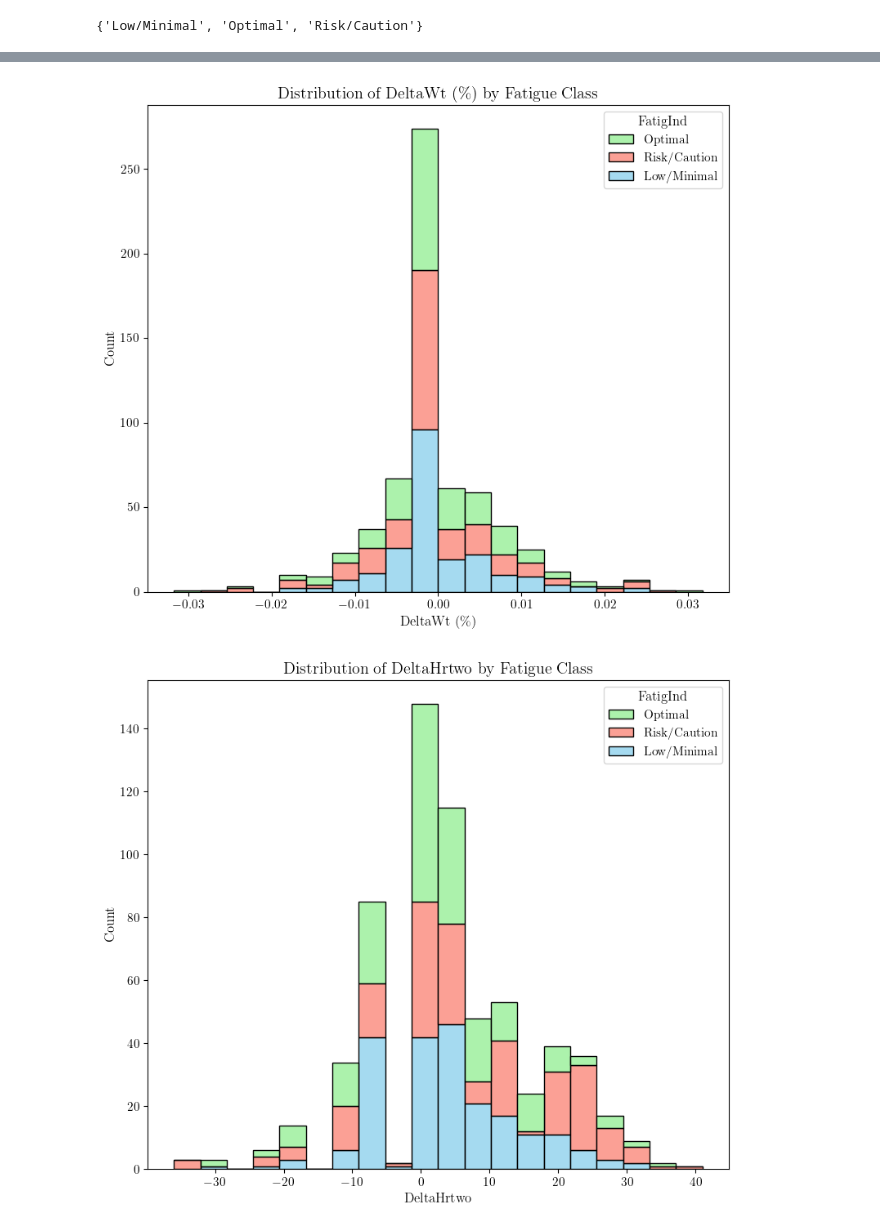
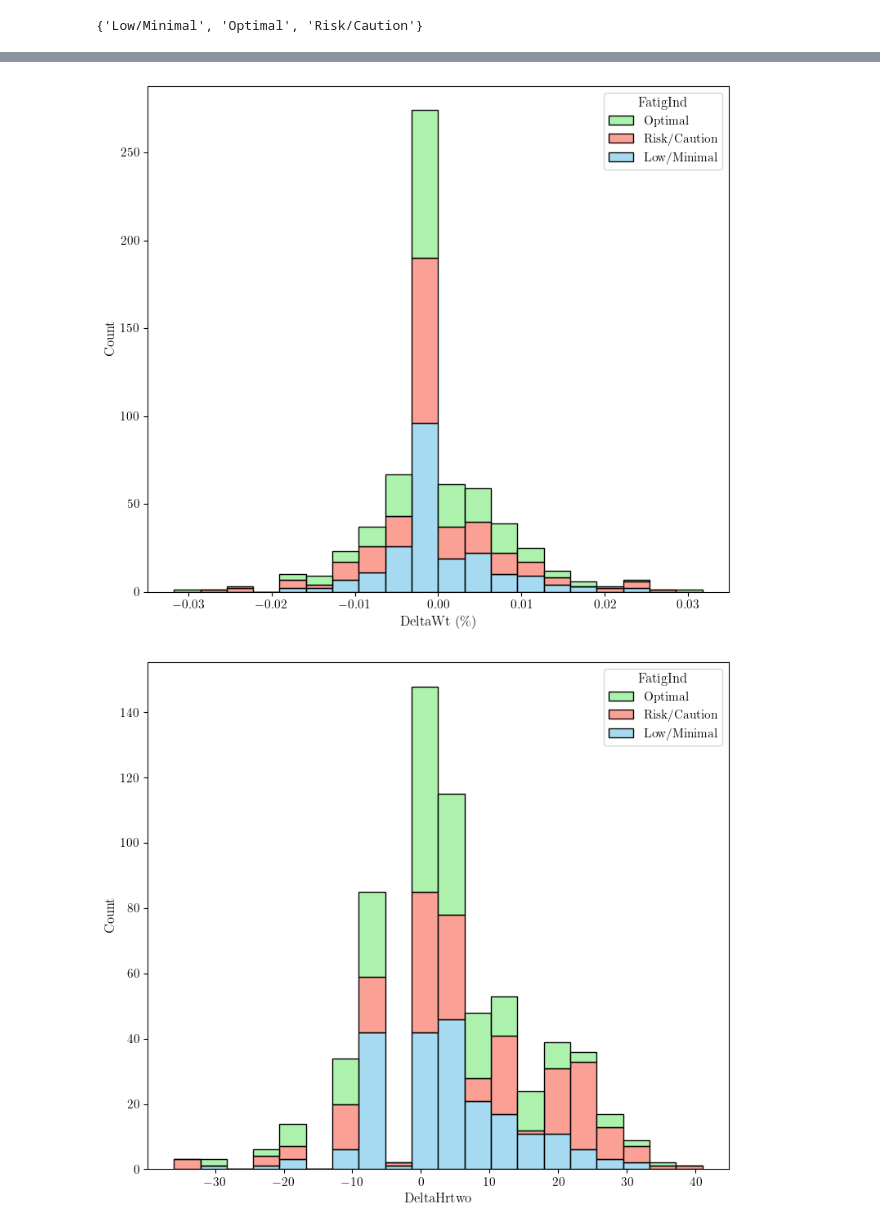
Before and after one commit to jepe06/Project-One---Fatigue-Index, a Jupyter notebook: data 10ma (plots).ipynb, the cells around one changed output, grey strips where cells are left out. Cells and saved outputs as stored; diff of their text form; code cells hidden in the pictures.

```diff
--- a/data 10ma (plots).ipynb
+++ b/data 10ma (plots).ipynb
@@ -14,7 +14,7 @@ plt.rcParams.update({
     "xtick.labelsize": 11,             # X-axis tick labels font size
     "ytick.labelsize": 11,             # Y-axis tick labels font size
     "figure.figsize": (5, 5*0.8),
-    "savefig.dpi": 1200,               # DPI for high-quality PNG/JPEG
+    "savefig.dpi": 900,               # DPI for high-quality PNG/JPEG
 })
 # %%
 df = pd.read_csv("10ma.csv")
@@ -118,7 +118,7 @@ def plot_FATIGvsVARS(dfGB):
 
         cc = cc.replace("%", "\\%")
         # Adicionando título e rótulos
-        plt.title(f'Distribution of {cc} by Fatigue Class')
+        #plt.title(f'Distribution of {cc} by Fatigue Class')
         plt.xlabel(f'{cc}')
         plt.ylabel('Count')
         plt.tight_layout()
@@ -136,7 +136,7 @@ def plot_FATIGvsVARS(dfGB):
 
         cc = cc.replace("%", "\\%")
         # Adicionando título e rótulos
-        plt.title(f'Distribution of {cc} by Fatigue Class')
+        #plt.title(f'Distribution of {cc} by Fatigue Class')
         plt.xlabel(f'{cc}')
         plt.ylabel('Count')
 
@@ -158,2 +158,2 @@ plot_FATIGvsVARS(df)
-[figure, old version]
+[figure, new version]
-[figure, old version]
+[figure, new version]
```
Also changed, not shown: parts of 3 cells of this notebook, 24 other files.
